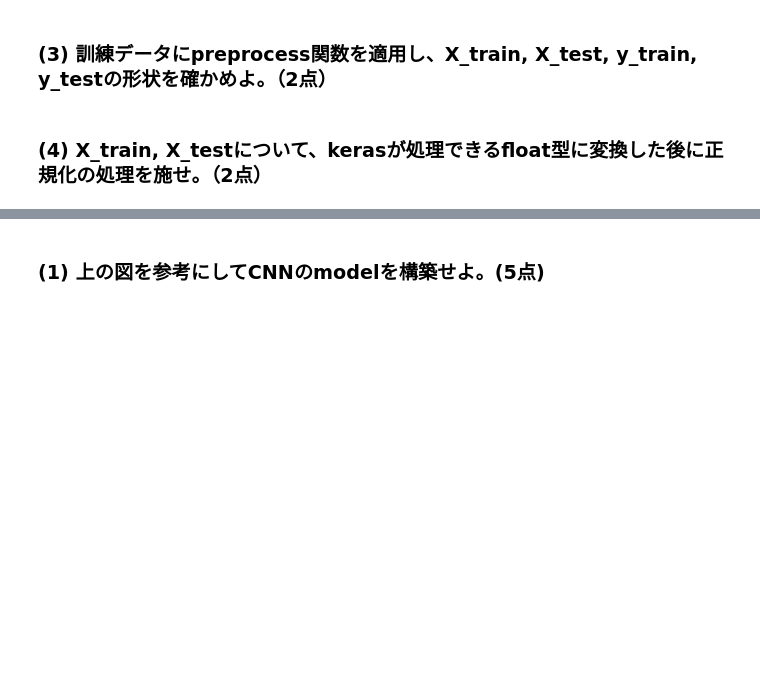
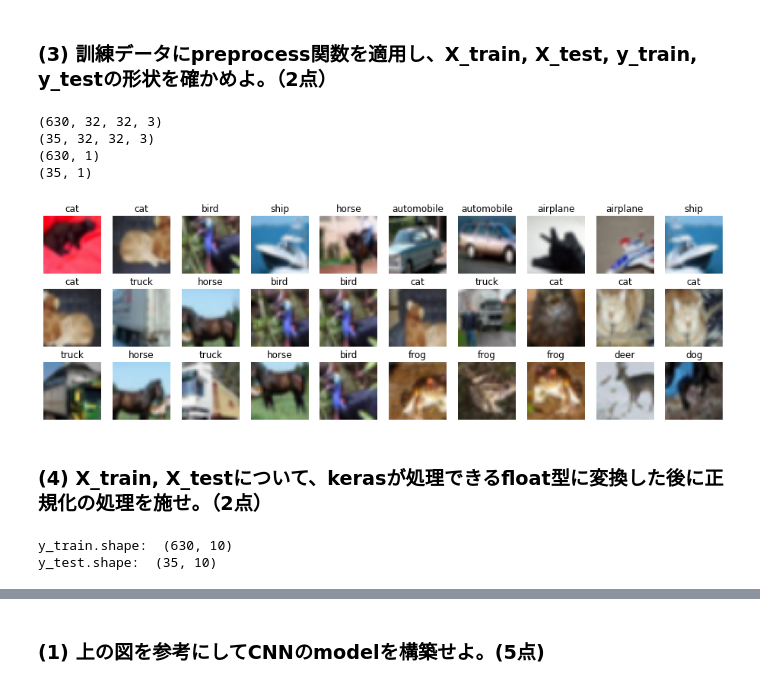
Before and after one commit to sabosabo7/prog, a Jupyter notebook: HAIT/no3/week4_test.ipynb, the cells around one changed output, grey strips where cells are left out. Saved outputs shown, nothing was run; the diff lists cells and outputs as text; code cells hidden in the pictures; blank space fills up the shorter version.

```diff
--- a/HAIT/no3/week4_test.ipynb
+++ b/HAIT/no3/week4_test.ipynb
@@ -200,16 +191,16 @@ data_lightのファイルの中に、X_train,X_test,y_train,y_test.pickleの形
 # %%
 #全て正しくインポートできて2点
 #下の@@@@@@@@を正しいパスにすること。
-with open('@@@/x_train.pickle','rb') as f:
+with open('CNN/x_train.pickle','rb') as f:
     X_train = pickle.load(f)
 
-with open('@@@/y_train.pickle','rb') as f:
+with open('CNN/y_train.pickle','rb') as f:
     y_train = pickle.load(f)
 
-with open('@@@/x_test.pickle','rb') as f:
+with open('CNN/x_test.pickle','rb') as f:
     X_test = pickle.load(f)
 
-with open('@@@/y_test.pickle','rb') as f:
+with open('CNN/y_test.pickle','rb') as f:
     y_test = pickle.load(f)
 # %% [markdown]
 ##### 今回はメモリの都合上35枚の画像データのみを扱う。
@@ -241,16 +234,16 @@ plot_head(X_train, y_train)
 # %%
 def cropping(img, x, y, px):
     #(x, y),(x+px, y),(x,y+px),(x+px, y+px)を四隅としてcrop　(1点)
-    cropped =
+    cropped = img[y:y+px,x:x+px]
     #サイズを(32,32)に拡大　(1点)
-    cropped =
+    cropped = cv2.resize(cropped,(32,32))
     return cropped
 # %% [markdown]
 ### (2) 画像を引数にとり、左右反転した画像を返すfrip関数を定義しなさい。（1点）
 # %%
 def flip(img):
     #左右反転　(1点)
-    flipped =
+    flipped = np.fliplr(img)
     return flipped
 # %% [markdown]
 上記のcropping関数とflip関数を組み込み、画像を水増しする。
@@ -286,17 +279,23 @@ def preprocess(X, y):
 ### (3) 訓練データにpreprocess関数を適用し、X_train, X_test, y_train, y_testの形状を確かめよ。（2点）
 # %%
 #関数の適用(1点)
-X_train, y_train =
+X_train, y_train = preprocess(X_train,y_train)
 
 #各データの形状(shape)の確認(1点)
-print()
-print()
-print()
-print()
+print(X_train.shape)
+print(X_test.shape)
+print(y_train.shape)
+print(y_test.shape)
 
 
 #以下のコードは改変禁止。関数適用後の画像データについての確認。
 plot_head(X_train, y_train)
+# %% [output]
+(630, 32, 32, 3)
+(35, 32, 32, 3)
+(630, 1)
+(35, 1)
+[figure, added]
 # %% [markdown]
 ### (4) X_train, X_testについて、kerasが処理できるfloat型に変換した後に正規化の処理を施せ。（2点）
 # %%
@@ -315,6 +314,9 @@ y_test = np.identity(10)[y_test.reshape(-1)].astype('i')
 
 print("y_train.shape: ",y_train.shape)
 print("y_test.shape: ",y_test.shape)
+# %% [output]
+y_train.shape:  (630, 10)
+y_test.shape:  (35, 10)
 # %% [markdown]
 ## 問3 CNNの構築及び学習の実行 （11点）
 ![](https://aistdcontents.blob.core.windows.net/image/deep_image.png)
```
Also changed, not shown: parts of 33 cells of this notebook, 1 other file.
